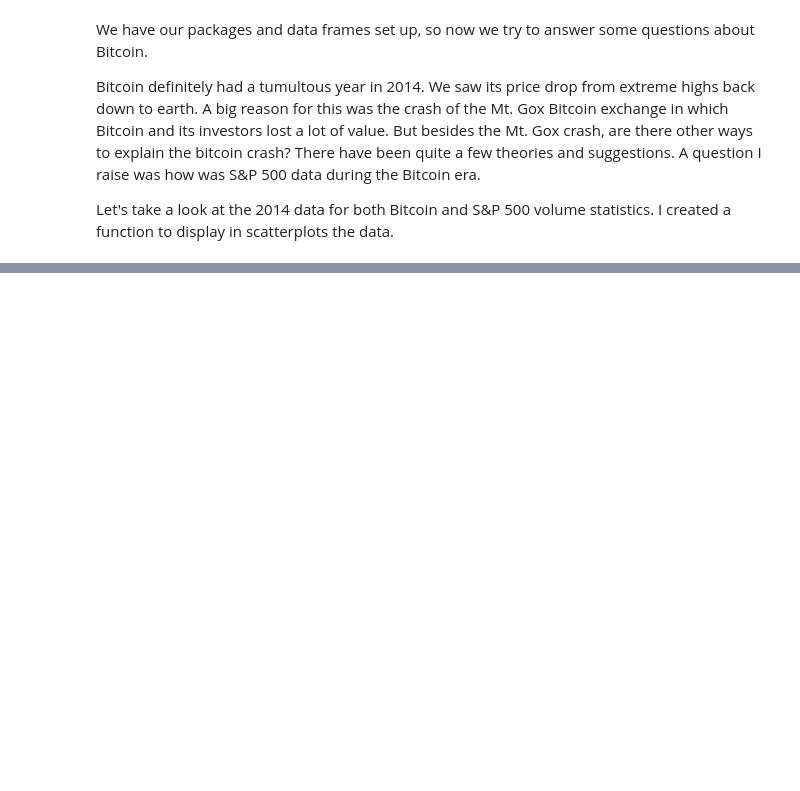
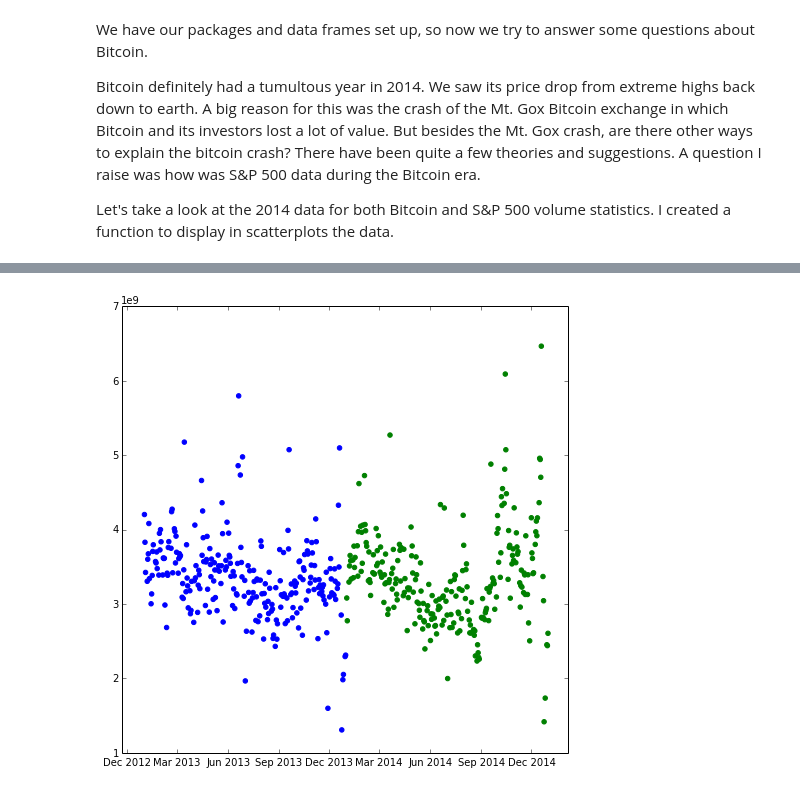
Before and after one commit to nathanchiu34/bitcoin-project, a Jupyter notebook: Bitcoin Project Report Feb. 2015.ipynb, the cells around one changed output, grey strips where cells are left out. Cells and saved outputs as stored; diff of their text form; code cells hidden in the pictures; blank space fills up the shorter version.

```diff
--- a/Bitcoin Project Report Feb. 2015.ipynb
+++ b/Bitcoin Project Report Feb. 2015.ipynb
@@ -82,16 +109,12 @@ Let's take a look at the 2014 data for both Bitcoin and S&P 500 volume statistic
 # %%
-def show_2014():
-	#Volume 13 and 14
-	vol_SP500 = np.array(df_sp500_13['Volume'])
-	vol_Bitcoin13 = np.array(df_bitcoin13['Volume (BTC)'])
-	vol_Bitcoin14 = np.array(df_bitcoin14['Volume (BTC)'])
-	vol_Bitcoin_index = np.array(df_bitcoin13.index)
-	arraySP500_index = np.arange(vol_SP500.size)
-	arrayBitcoin_index13 = np.arange(vol_Bitcoin13.size)
-	arrayBitcoin_index14 = np.arange(vol_Bitcoin14.size)
-	#plt.scatter( arraySP500_index, vol_SP500, marker = 'o', color = 'green')
-	plt.scatter( arrayBitcoin_index13, vol_Bitcoin13, marker = 'x', color= 'blue')
-	plt.scatter( arrayBitcoin_index14, vol_Bitcoin14, marker = 'o', color ='green')
-	plt.show()
+vol_SP500_13 = np.array(df_sp500_13['Volume'])
+vol_SP500_14 = np.array(df_sp500_14['Volume'])
+#arraySP500_index_13 = np.arange(vol_SP500_13.size)
+#arraySP500_index_14 = np.arange(vol_SP500_14.size)
 
-show_2014()
+plt.scatter(df_sp500_13.index, vol_SP500_13, marker = 'o', color = 'blue')
+plt.scatter(df_sp500_14.index, vol_SP500_14, marker = 'o', color = 'green')
+#plt.scatter(arraySP500_index_14, vol_SP500_14, marker = 'o', color = 'green')
+plt.show()
+# %% [output]
+[figure, added]
```
Also changed, not shown: parts of 5 cells of this notebook.
